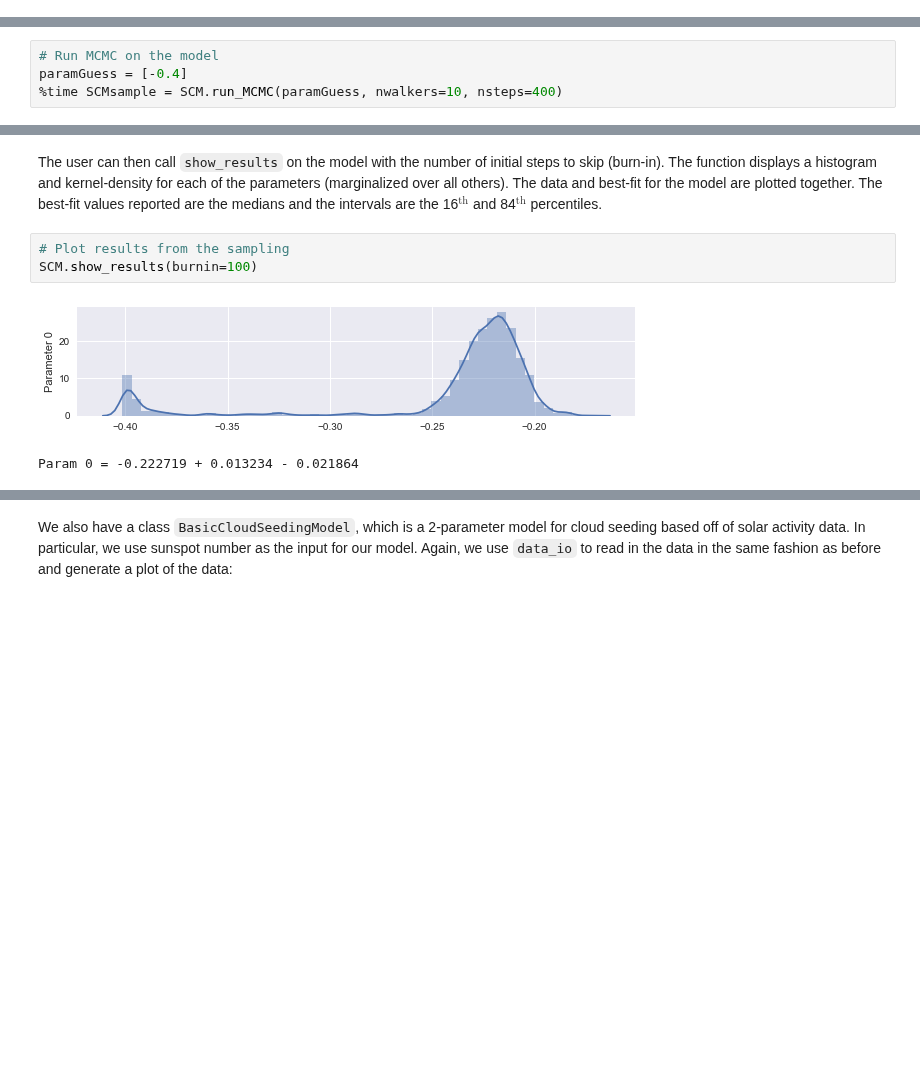
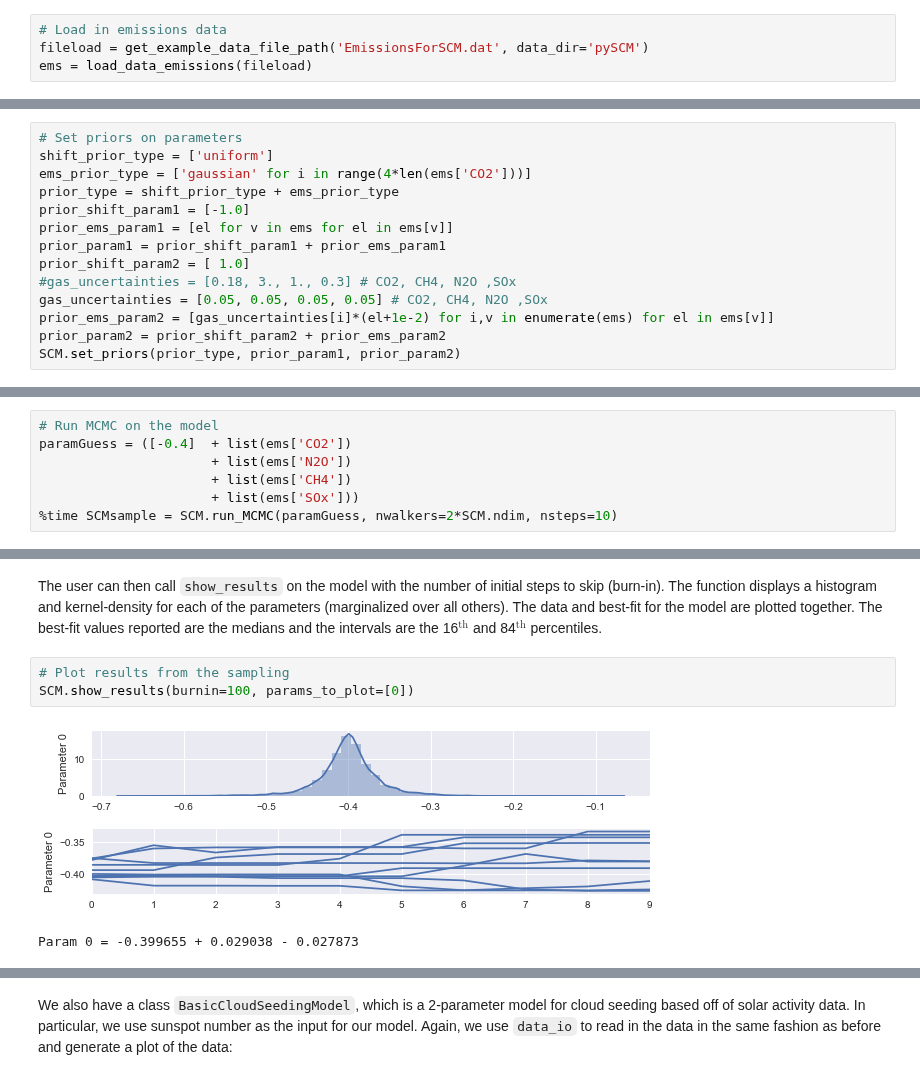
Before and after one commit to mrowan137/Climate, a Jupyter notebook: tutorial.ipynb, the cells around one changed output, grey strips where cells are left out. Cells and saved outputs as stored; diff of their text form; blank space fills up the shorter version.

Commit message:
changes to treat emissions data as params

```diff
--- a/tutorial.ipynb
+++ b/tutorial.ipynb
@@ -49,6 +49,10 @@ tempUnc = data['monthly_anomaly_unc'].values / 2
 tempUnc = np.append(tempUnc,[0,0,0,0,0,0,0,0,0,0])
 tempUnc = tempUnc.reshape(169,12)
 tempUnc = np.array([data_io.add_in_quad(errs) for errs in tempUnc])
+# %%
+# Load in emissions data
+fileload = get_example_data_file_path('EmissionsForSCM.dat', data_dir='pySCM')
+ems = load_data_emissions(fileload)
 # %% [markdown]
 Now we will plot the temperature anomaly and errorbars obtained from the data file:
 # %%
@@ -78,3 +90,17 @@ SCM.set_priors(prior_type, prior_param1, prior_param2)
+# %%
+# Set priors on parameters
+shift_prior_type = ['uniform']
+ems_prior_type = ['gaussian' for i in range(4*len(ems['CO2']))]
+prior_type = shift_prior_type + ems_prior_type
+prior_shift_param1 = [-1.0]
+prior_ems_param1 = [el for v in ems for el in ems[v]]
+prior_param1 = prior_shift_param1 + prior_ems_param1
+prior_shift_param2 = [ 1.0]
+#gas_uncertainties = [0.18, 3., 1., 0.3] # CO2, CH4, N2O ,SOx
+gas_uncertainties = [0.05, 0.05, 0.05, 0.05] # CO2, CH4, N2O ,SOx
+prior_ems_param2 = [gas_uncertainties[i]*(el+1e-2) for i,v in enumerate(ems) for el in ems[v]]
+prior_param2 = prior_shift_param2 + prior_ems_param2
+SCM.set_priors(prior_type, prior_param1, prior_param2)
 # %% [markdown]
 Now we can call each of these priors and check that they give the expected distribution. To obtain a particular prior (which can be called as a function), call `SCM.priors`, which is an array, so `SCM.priors[i]` is the prior of the $i^\text{th}$ parameter of the model:
 # %%
@@ -91,7 +119,10 @@ Note that these distributions are normalized to unity.
 Now that the model and its priors are initialized, we can run a Markov-Chain Monte Carlo algorithm implemented by the package `emcee`. To do this, create an array of initial guesses of the model parameters. Then call `run_MCMC` with this array, the number of walkers to use, and the number of steps for each walker:
 # %%
 # Run MCMC on the model
-paramGuess = [-0.4]
-%time SCMsample = SCM.run_MCMC(paramGuess, nwalkers=10, nsteps=400)
+paramGuess = ([-0.4]  + list(ems['CO2'])
+                      + list(ems['N2O'])
+                      + list(ems['CH4'])
+                      + list(ems['SOx']))
+%time SCMsample = SCM.run_MCMC(paramGuess, nwalkers=2*SCM.ndim, nsteps=10)
 # %% [output]
 Progress:
@@ -103,7 +134,7 @@ Wall time: 8.81 s
 The user can then call `show_results` on the model with the number of initial steps to skip (burn-in). The function displays a histogram and kernel-density for each of the parameters (marginalized over all others). The data and best-fit for the model are plotted together. The best-fit values reported are the medians and the intervals are the 16$^\text{th}$ and 84$^\text{th}$ percentiles.
 # %%
 # Plot results from the sampling
-SCM.show_results(burnin=100)
+SCM.show_results(burnin=100, params_to_plot=[0])
 # %% [output]
-[figure, old version]
+[figure, new version]
-Param 0 = -0.222719 + 0.013234 - 0.021864
+Param 0 = -0.399655 + 0.029038 - 0.027873
```
Also changed, not shown: parts of 17 cells of this notebook.
